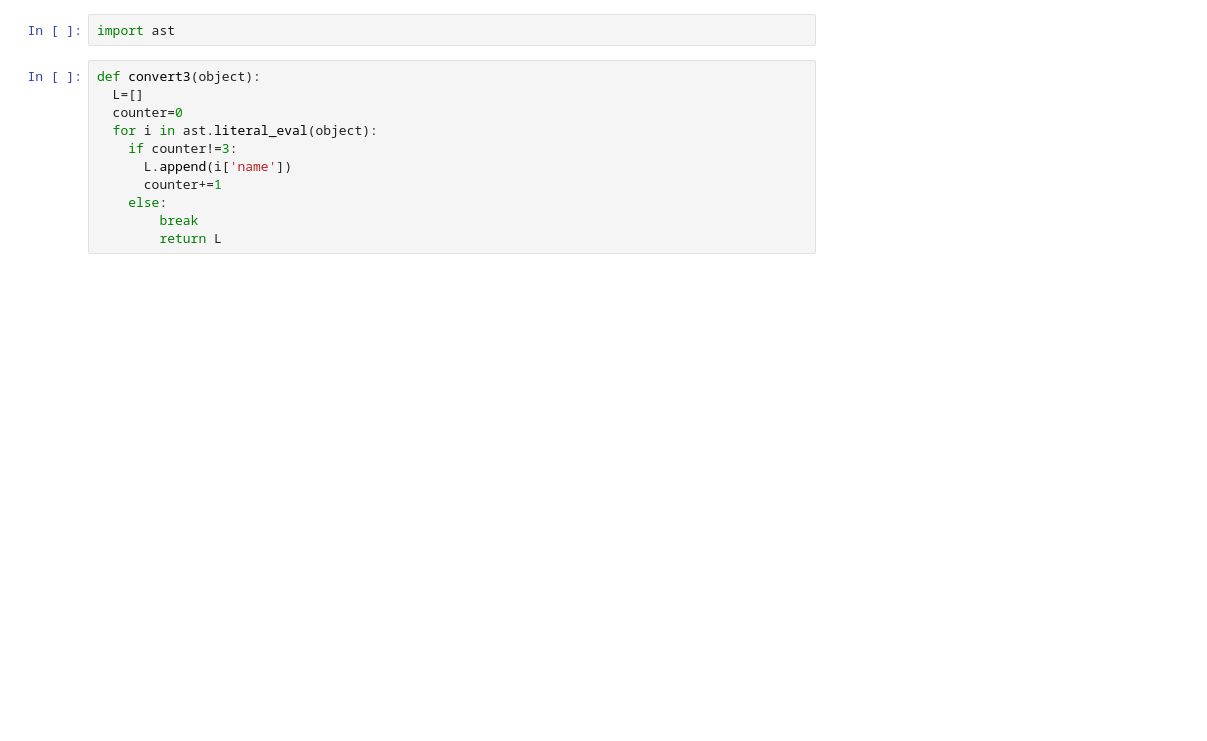
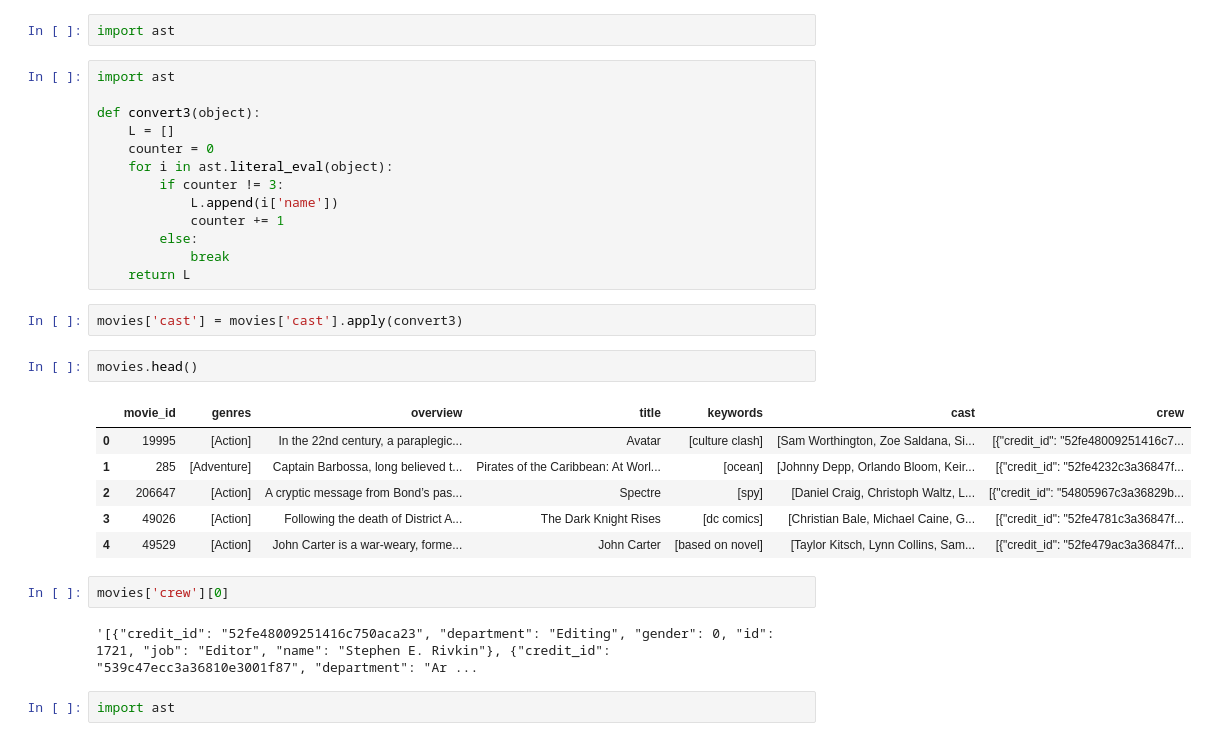
Before and after one commit to amannnn-10/FilmJunction, a Jupyter notebook: Movie_Recommendation_system.ipynb, the cells around one changed output. Saved outputs shown, nothing was run; the diff lists cells and outputs as text; blank space fills up the shorter version.

```diff
--- a/Movie_Recommendation_system.ipynb
+++ b/Movie_Recommendation_system.ipynb
@@ -178,13 +178,32 @@ movies.head()
 # %%
 import ast
 # %%
+import ast
+
 def convert3(object):
-  L=[]
-  counter=0
-  for i in ast.literal_eval(object):
-    if counter!=3:
-      L.append(i['name'])
-      counter+=1
-    else:
-        break
-        return L
+    L = []
+    counter = 0
+    for i in ast.literal_eval(object):
+        if counter != 3:
+            L.append(i['name'])
+            counter += 1
+        else:
+            break
+    return L
+# %%
+movies['cast'] = movies['cast'].apply(convert3)
+# %%
+movies.head()
+# %% [output]
+|  | movie_id | genres | overview | title | keywords | cast | crew |
+| 0 | 19995 | [Action] | In the 22nd century, a paraplegic... | Avatar | [culture clash] | [Sam Worthington, Zoe Saldana, Si... | [{"credit_id": "52fe48009251416c7... |
+| 1 | 285 | [Adventure] | Captain Barbossa, long believed t... | Pirates of the Caribbean: At Worl... | [ocean] | [Johnny Depp, Orlando Bloom, Keir... | [{"credit_id": "52fe4232c3a36847f... |
+| 2 | 206647 | [Action] | A cryptic message from Bond’s pas... | Spectre | [spy] | [Daniel Craig, Christoph Waltz, L... | [{"credit_id": "54805967c3a36829b... |
+| 3 | 49026 | [Action] | Following the death of District A... | The Dark Knight Rises | [dc comics] | [Christian Bale, Michael Caine, G... | [{"credit_id": "52fe4781c3a36847f... |
+| 4 | 49529 | [Action] | John Carter is a war-weary, forme... | John Carter | [based on novel] | [Taylor Kitsch, Lynn Collins, Sam... | [{"credit_id": "52fe479ac3a36847f... |
+# %%
+movies['crew'][0]
+# %% [output]
+'[{"credit_id": "52fe48009251416c750aca23", "department": "Editing", "gender": 0, "id": 1721, "job": "Editor", "name": "Stephen E. Rivkin"}, {"credit_id": "539c47ecc3a36810e3001f87", "department": "Ar ...
+# %%
+import ast
```
Also changed, not shown: parts of 7 cells of this notebook.
